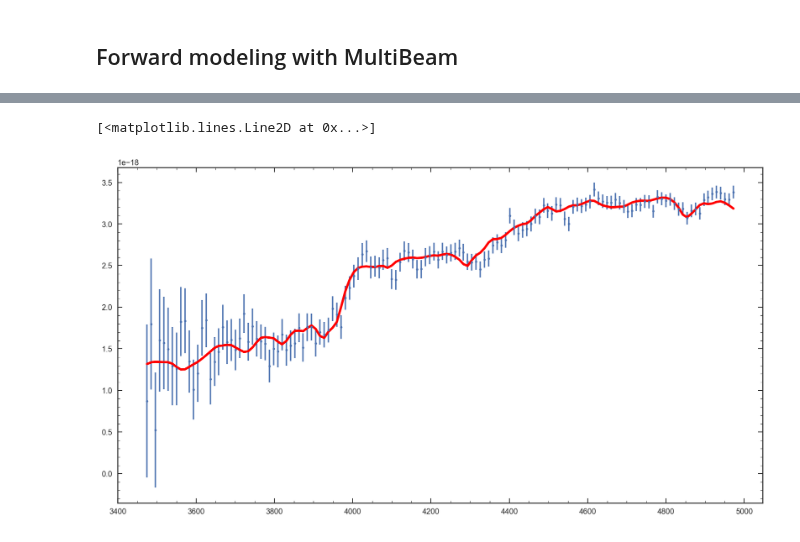
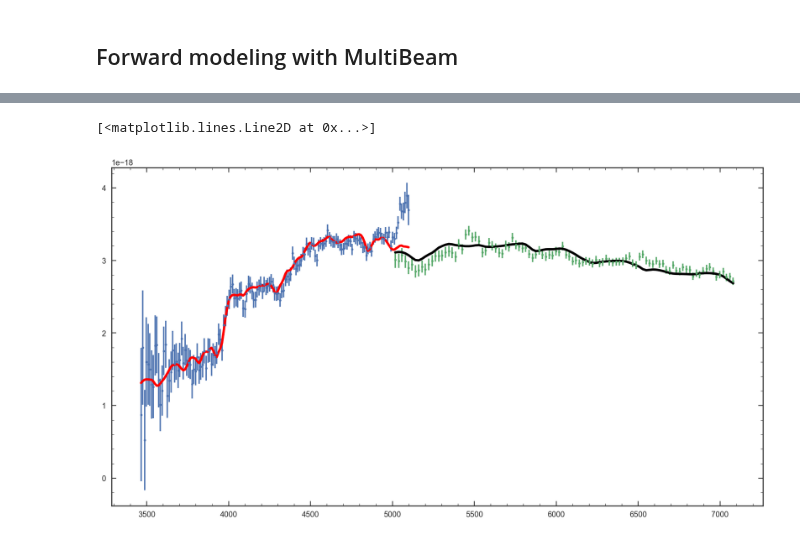
Before and after one commit to ivastar/clear, a Jupyter notebook: notebooks/forward_modeling/Foward_model.ipynb, the cells around one changed output, grey strips where cells are left out. Drawn from its saved outputs; the diff is of its cells as text; code cells hidden in the pictures.

```diff
--- a/notebooks/forward_modeling/Foward_model.ipynb
+++ b/notebooks/forward_modeling/Foward_model.ipynb
@@ -31,7 +33,8 @@ sea.set_style({'xtick.direct'
 ## Quiescent galaxy spectra extracted using Grizli.
 ## I prefer to use .npy files for data arrays, these must be read in using np.load().
 
-wv,fl,er = np.load('galaxy_spec.npy')
+wv_102, fl_102, er_102 = np.load('galaxy_spec_g102.npy')
+wv_141 ,fl_141 ,er_141 = np.load('galaxy_spec_g141.npy')
 # %% [markdown]
 ## Read in BeamCutout
 
@@ -190,11 +205,18 @@ To use the future default and silence this warning we advise to pass `rcond=None
 # %%
 ## set model
-mfl = sp['G102']['flux']/flat['G102']['flux']
-mwv = sp['G102']['wave'][mfl**2 > 0]
-mfl = mfl[mfl**2 > 0]
+mfl_102 = sp['G102']['flux']/flat['G102']['flux']
+mwv_102 = sp['G102']['wave'][mfl_102**2 > 0]
+mfl_102 = mfl_102[mfl_102**2 > 0]
+
+mfl_141 = sp['G141']['flux']/flat['G141']['flux']
+mwv_141 = sp['G141']['wave'][mfl_141**2 > 0]
+mfl_141 = mfl_141[mfl_141**2 > 0]
 # %%
 ## Scale model
-IDX = [U for U in range(len(wv)) if mwv[0] < wv[U] < mwv[-1]]
-C = Scale_model(fl[IDX],er[IDX],interp1d(mwv,mfl)(wv[IDX]))
+IDX = [U for U in range(len(wv_102)) if mwv_102[0] < wv_102[U] < mwv_102[-1]]
+C_102 = Scale_model(fl_102[IDX],er_102[IDX],interp1d(mwv_102,mfl_102)(wv_102[IDX]))
+
+IDX = [U for U in range(len(wv_141)) if mwv_141[0] < wv_141[U] < mwv_141[-1]]
+C_141 = Scale_model(fl_141[IDX],er_141[IDX],interp1d(mwv_141,mfl_141)(wv_141[IDX]))
 # %%
 plt.figure(figsize=[15,8])
@@ -248,3 +291,3 @@ class Gen_MB_spec(object):
 # %%
-sp = Gen_MB_spec('beams/gnd_21156.beams.fits', 1.249, 'galaxy_spec.npy')
+sp = Gen_MB_spec('beams/gnd_21156.beams.fits', 1.255, 'galaxy_spec_g102.npy', 'galaxy_spec_g141.npy')
 # %% [output]
@@ -277,9 +315,12 @@ To use the future default and silence this warning we advise to pass `rcond=None
 # %%
 sp.Sim_spec('model_spec/m0.019_a2.5_dt8.0_spec.npy')
 
 plt.figure(figsize=[15,8])
-plt.errorbar(sp.gal_wv_rf, sp.gal_fl, sp.gal_er, linestyle='None', marker='o', markersize=3)
-plt.plot(sp.gal_wv_rf,sp.fl, 'r', linewidth=3)
+plt.errorbar(sp.gal_wv_rf_102, sp.gal_fl_102, sp.gal_er_102, linestyle='None', marker='o', markersize=3)
+plt.errorbar(sp.gal_wv_rf_141, sp.gal_fl_141, sp.gal_er_141, linestyle='None', marker='o', markersize=3)
+
+plt.plot(sp.gal_wv_rf_102,sp.fl_102, 'r', linewidth=3)
+plt.plot(sp.gal_wv_rf_141,sp.fl_141, 'k', linewidth=3)
 # %% [output]
 [<matplotlib.lines.Line2D at 0x...>]
-[figure, old version]
+[figure, new version]
```
Also changed, not shown: parts of 7 cells of this notebook, 2 other files.
